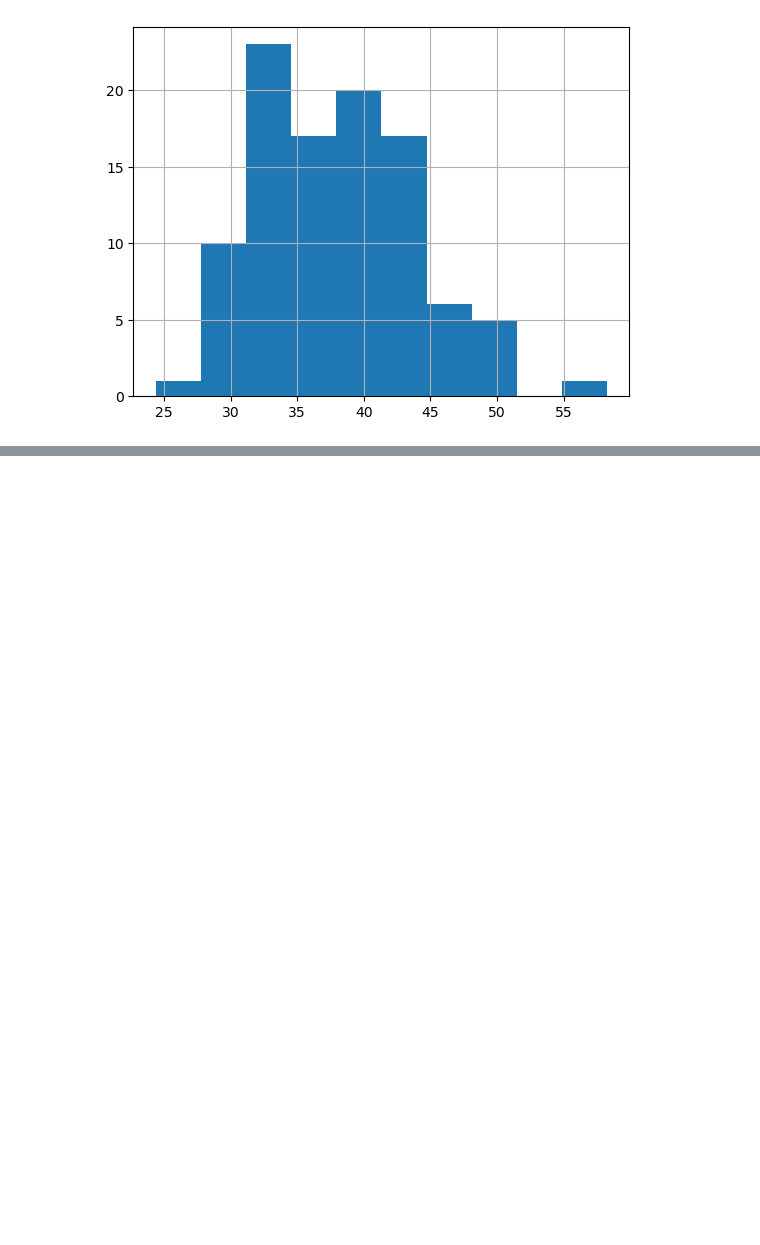
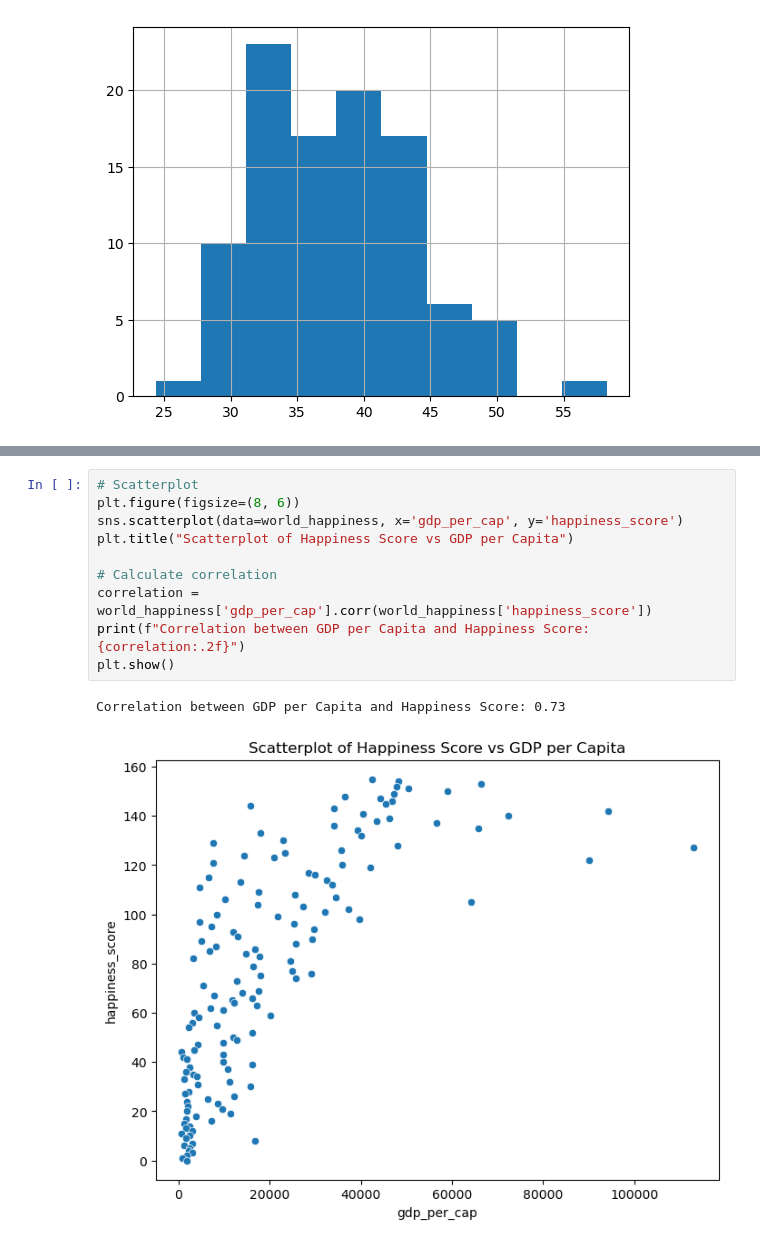
Before and after one commit to luphone04/DataScience, a Jupyter notebook: Week8/W7 - Data Sets/Week7.ipynb, the cells around one changed output, grey strips where cells are left out. Cells and saved outputs as stored; diff of their text form; blank space fills up the shorter version.

```diff
--- a/Week8/W7 - Data Sets/Week7.ipynb
+++ b/Week8/W7 - Data Sets/Week7.ipynb
@@ -225,0 +239,13 @@ plt.show()
+# %%
+# Scatterplot
+plt.figure(figsize=(8, 6))
+sns.scatterplot(data=world_happiness, x='gdp_per_cap', y='happiness_score')
+plt.title("Scatterplot of Happiness Score vs GDP per Capita")
+
+# Calculate correlation
+correlation = world_happiness['gdp_per_cap'].corr(world_happiness['happiness_score'])
+print(f"Correlation between GDP per Capita and Happiness Score: {correlation:.2f}")
+plt.show()
+# %% [output]
+Correlation between GDP per Capita and Happiness Score: 0.73
+[figure, added]
```
Also changed, not shown: parts of 6 cells of this notebook, 7 other files.
